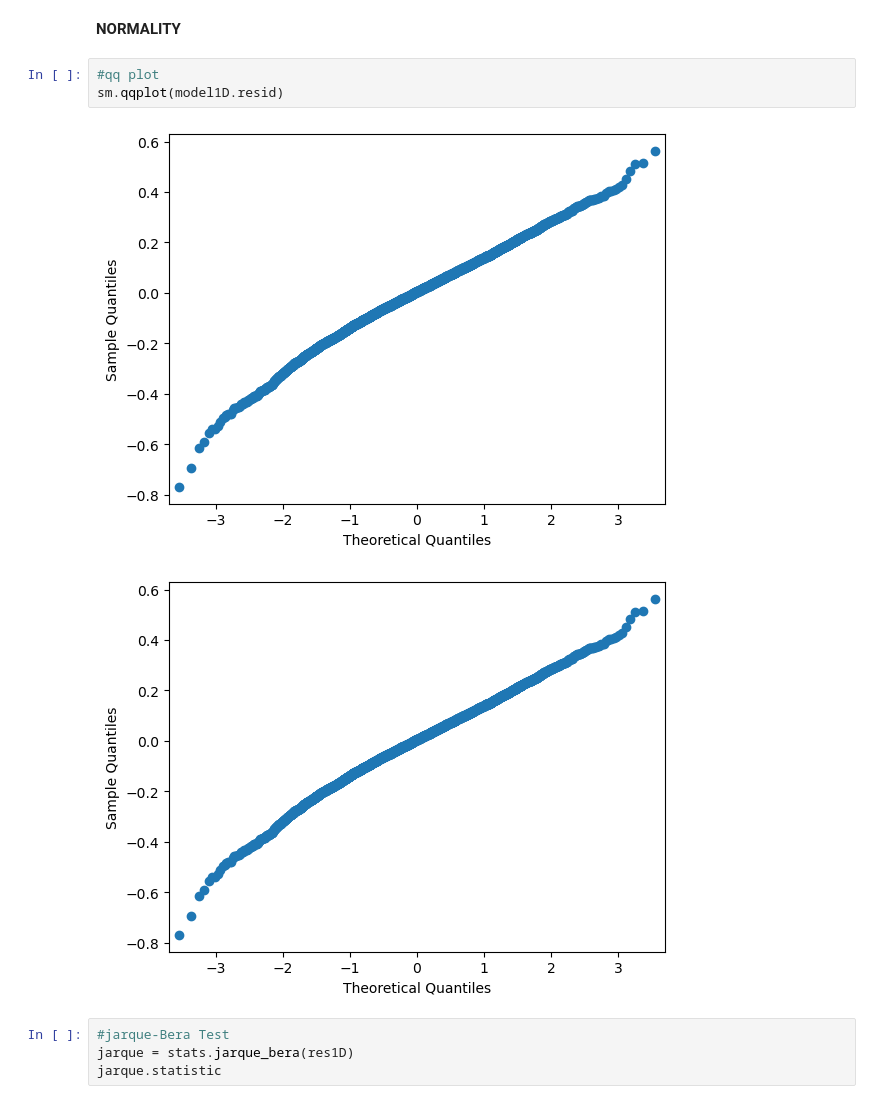
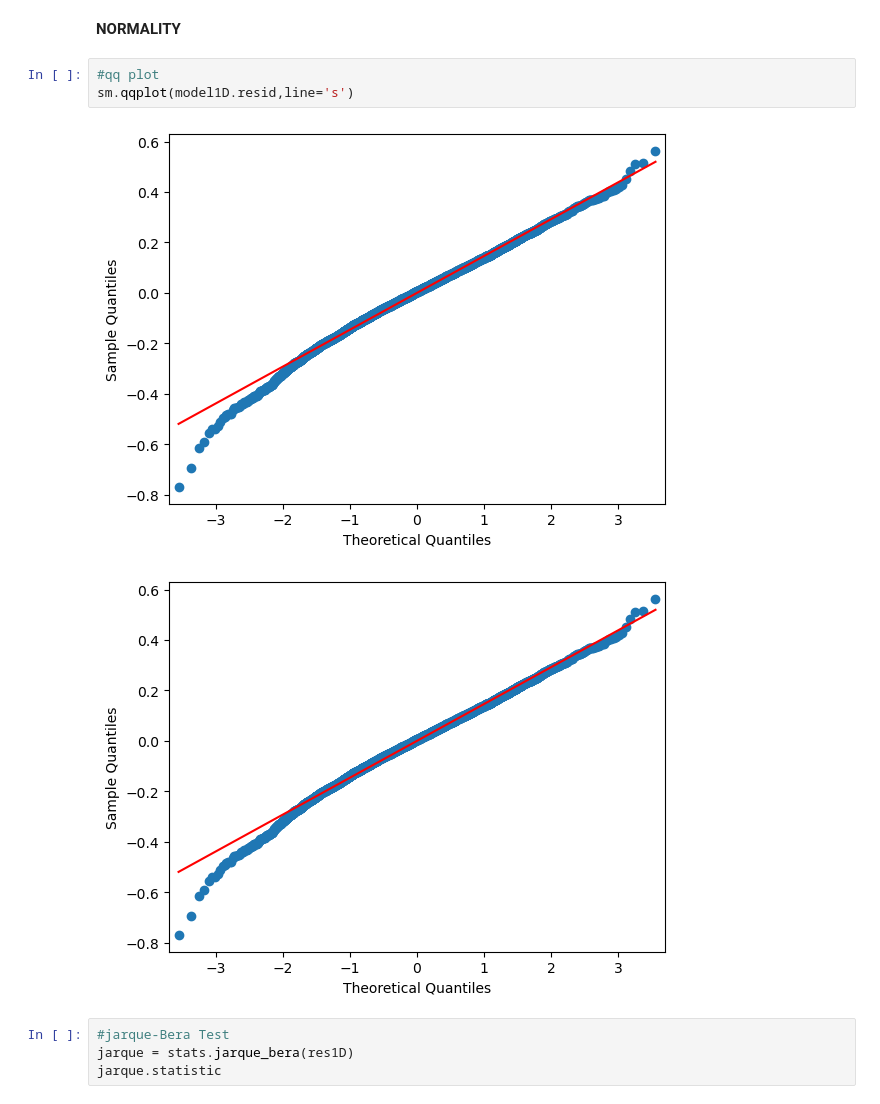
Before and after one commit to rishimo/msds601-project, a Jupyter notebook: david_notebook.ipynb, the cells around one changed output. Cells and saved outputs as stored; diff of their text form.

```diff
--- a/david_notebook.ipynb
+++ b/david_notebook.ipynb
@@ -674,10 +674,10 @@ Box-Cox transformation was not enough to eliminate heterocedasticity
 <b> NORMALITY</B>
 # %%
 #qq plot
-sm.qqplot(model1D.resid)
+sm.qqplot(model1D.resid,line='s')
 # %% [output]
-[figure, old version]
+[figure, new version]
-[figure, old version]
+[figure, new version]
 # %%
 #jarque-Bera Test
 jarque = stats.jarque_bera(res1D)
```
Also changed, not shown: parts of 2 cells of this notebook.
